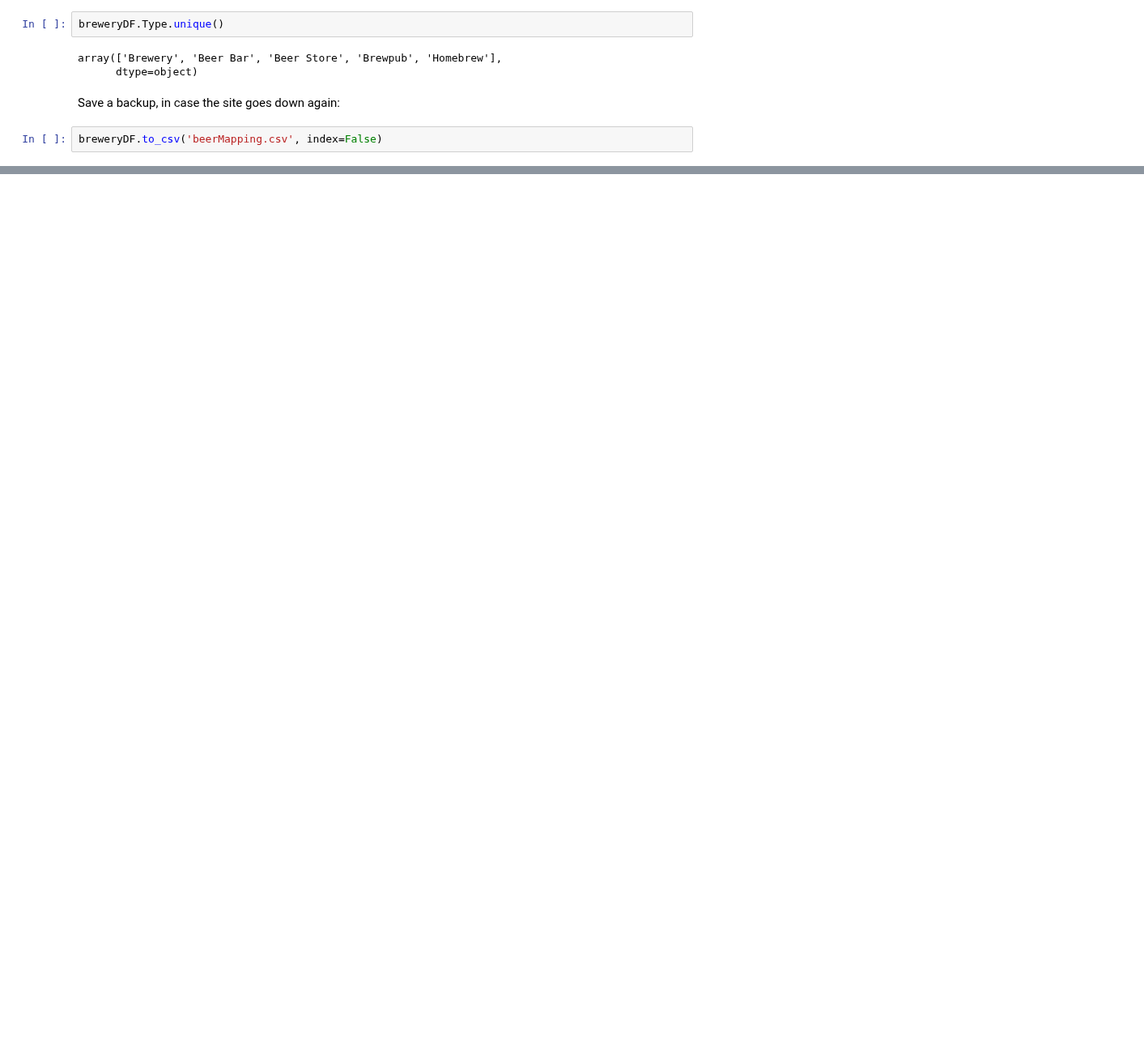
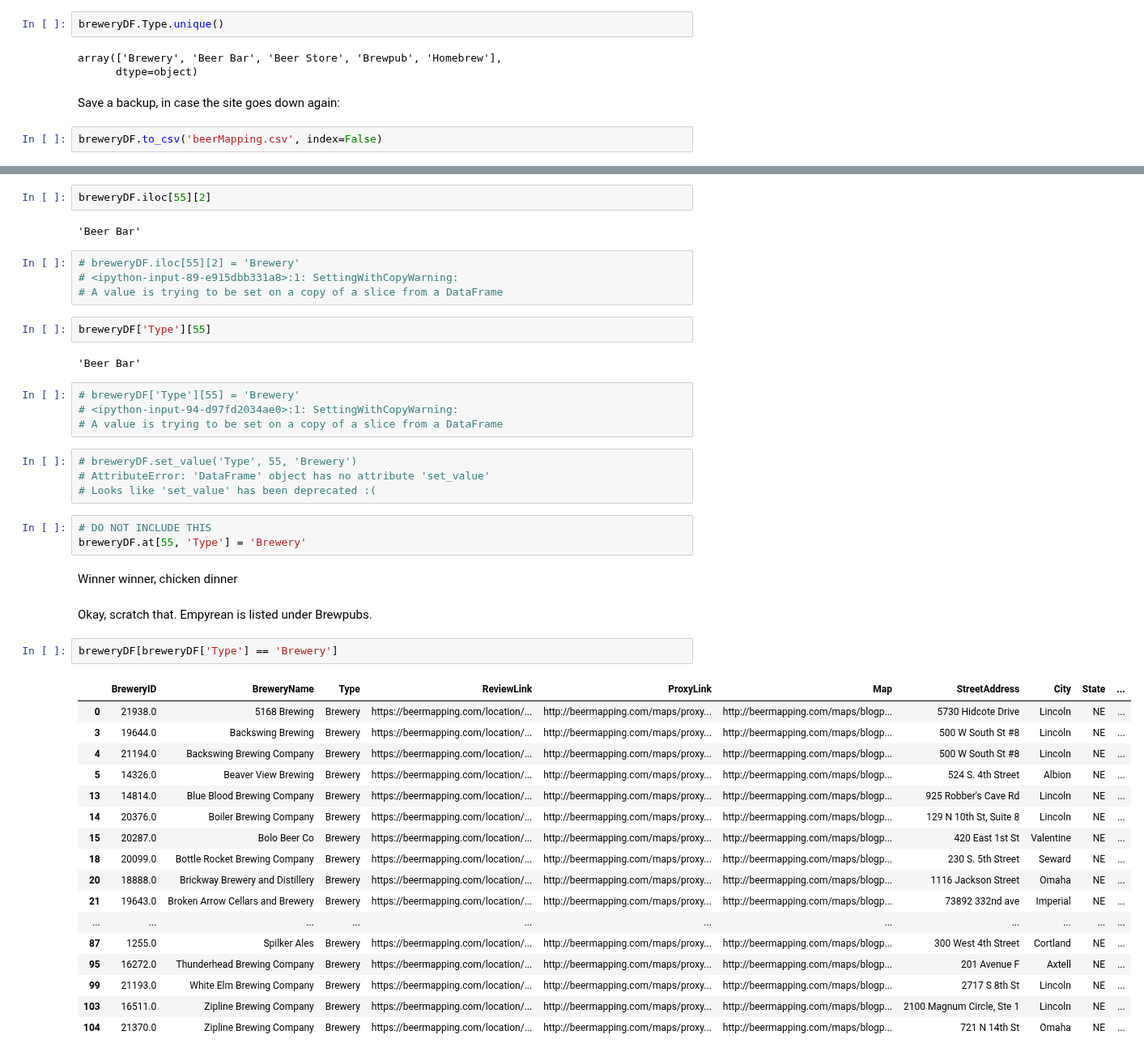
Before and after one commit to ScottBreitbach/DSC540, a Jupyter notebook: Final Project/BeerMappingAPI.ipynb, the cells around one changed output, grey strips where cells are left out. Shown at 81% size. Cells and saved outputs as stored; diff of their text form; blank space fills up the shorter version.

```diff
--- a/Final Project/BeerMappingAPI.ipynb
+++ b/Final Project/BeerMappingAPI.ipynb
@@ -285,0 +338,47 @@ breweryDF.to_csv('beerMapping.csv', index=False)
+# %%
+breweryDF.iloc[55][2]
+# %% [output]
+'Beer Bar'
+# %%
+# breweryDF.iloc[55][2] = 'Brewery'
+# <ipython-input-89-e915dbb331a8>:1: SettingWithCopyWarning:
+# A value is trying to be set on a copy of a slice from a DataFrame
+# %%
+breweryDF['Type'][55]
+# %% [output]
+'Beer Bar'
+# %%
+# breweryDF['Type'][55] = 'Brewery'
+# <ipython-input-94-d97fd2034ae0>:1: SettingWithCopyWarning:
+# A value is trying to be set on a copy of a slice from a DataFrame
+# %%
+# breweryDF.set_value('Type', 55, 'Brewery')
+# AttributeError: 'DataFrame' object has no attribute 'set_value'
+# Looks like 'set_value' has been deprecated :(
+# %%
+# DO NOT INCLUDE THIS
+breweryDF.at[55, 'Type'] = 'Brewery'
+# %% [markdown]
+Winner winner, chicken dinner
+# %% [markdown]
+Okay, scratch that. Empyrean is listed under Brewpubs.
+# %%
+breweryDF[breweryDF['Type'] == 'Brewery']
+# %% [output]
+|  | BreweryID | BreweryName | Type | ReviewLink | ProxyLink | Map | StreetAddress | City | State | ... |
+| 0 | 21938.0 | 5168 Brewing | Brewery | https://beermapping.com/location/... | http://beermapping.com/maps/proxy... | http://beermapping.com/maps/blogp... | 5730 Hidcote Drive | Lincoln | NE | ... |
+| 3 | 19644.0 | Backswing Brewing | Brewery | https://beermapping.com/location/... | http://beermapping.com/maps/proxy... | http://beermapping.com/maps/blogp... | 500 W South St #8 | Lincoln | NE | ... |
+| 4 | 21194.0 | Backswing Brewing Company | Brewery | https://beermapping.com/location/... | http://beermapping.com/maps/proxy... | http://beermapping.com/maps/blogp... | 500 W South St #8 | Lincoln | NE | ... |
+| 5 | 14326.0 | Beaver View Brewing | Brewery | https://beermapping.com/location/... | http://beermapping.com/maps/proxy... | http://beermapping.com/maps/blogp... | 524 S. 4th Street | Albion | NE | ... |
+| 13 | 14814.0 | Blue Blood Brewing Company | Brewery | https://beermapping.com/location/... | http://beermapping.com/maps/proxy... | http://beermapping.com/maps/blogp... | 925 Robber's Cave Rd | Lincoln | NE | ... |
+| 14 | 20376.0 | Boiler Brewing Company | Brewery | https://beermapping.com/location/... | http://beermapping.com/maps/proxy... | http://beermapping.com/maps/blogp... | 129 N 10th St, Suite 8 | Lincoln | NE | ... |
+| 15 | 20287.0 | Bolo Beer Co | Brewery | https://beermapping.com/location/... | http://beermapping.com/maps/proxy... | http://beermapping.com/maps/blogp... | 420 East 1st St | Valentine | NE | ... |
+| 18 | 20099.0 | Bottle Rocket Brewing Company | Brewery | https://beermapping.com/location/... | http://beermapping.com/maps/proxy... | http://beermapping.com/maps/blogp... | 230 S. 5th Street | Seward | NE | ... |
+| 20 | 18888.0 | Brickway Brewery and Distillery | Brewery | https://beermapping.com/location/... | http://beermapping.com/maps/proxy... | http://beermapping.com/maps/blogp... | 1116 Jackson Street | Omaha | NE | ... |
+| 21 | 19643.0 | Broken Arrow Cellars and Brewery | Brewery | https://beermapping.com/location/... | http://beermapping.com/maps/proxy... | http://beermapping.com/maps/blogp... | 73892 332nd ave | Imperial | NE | ... |
+| ... | ... | ... | ... | ... | ... | ... | ... | ... | ... | ... |
+| 87 | 1255.0 | Spilker Ales | Brewery | https://beermapping.com/location/... | http://beermapping.com/maps/proxy... | http://beermapping.com/maps/blogp... | 300 West 4th Street | Cortland | NE | ... |
+| 95 | 16272.0 | Thunderhead Brewing Company | Brewery | https://beermapping.com/location/... | http://beermapping.com/maps/proxy... | http://beermapping.com/maps/blogp... | 201 Avenue F | Axtell | NE | ... |
+| 99 | 21193.0 | White Elm Brewing Company | Brewery | https://beermapping.com/location/... | http://beermapping.com/maps/proxy... | http://beermapping.com/maps/blogp... | 2717 S 8th St | Lincoln | NE | ... |
+| 103 | 16511.0 | Zipline Brewing Company | Brewery | https://beermapping.com/location/... | http://beermapping.com/maps/proxy... | http://beermapping.com/maps/blogp... | 2100 Magnum Circle, Ste 1 | Lincoln | NE | ... |
+| 104 | 21370.0 | Zipline Brewing Company | Brewery | https://beermapping.com/location/... | http://beermapping.com/maps/proxy... | http://beermapping.com/maps/blogp... | 721 N 14th St | Omaha | NE | ... |
```
Also changed, not shown: parts of 52 cells of this notebook, 3 other files.
